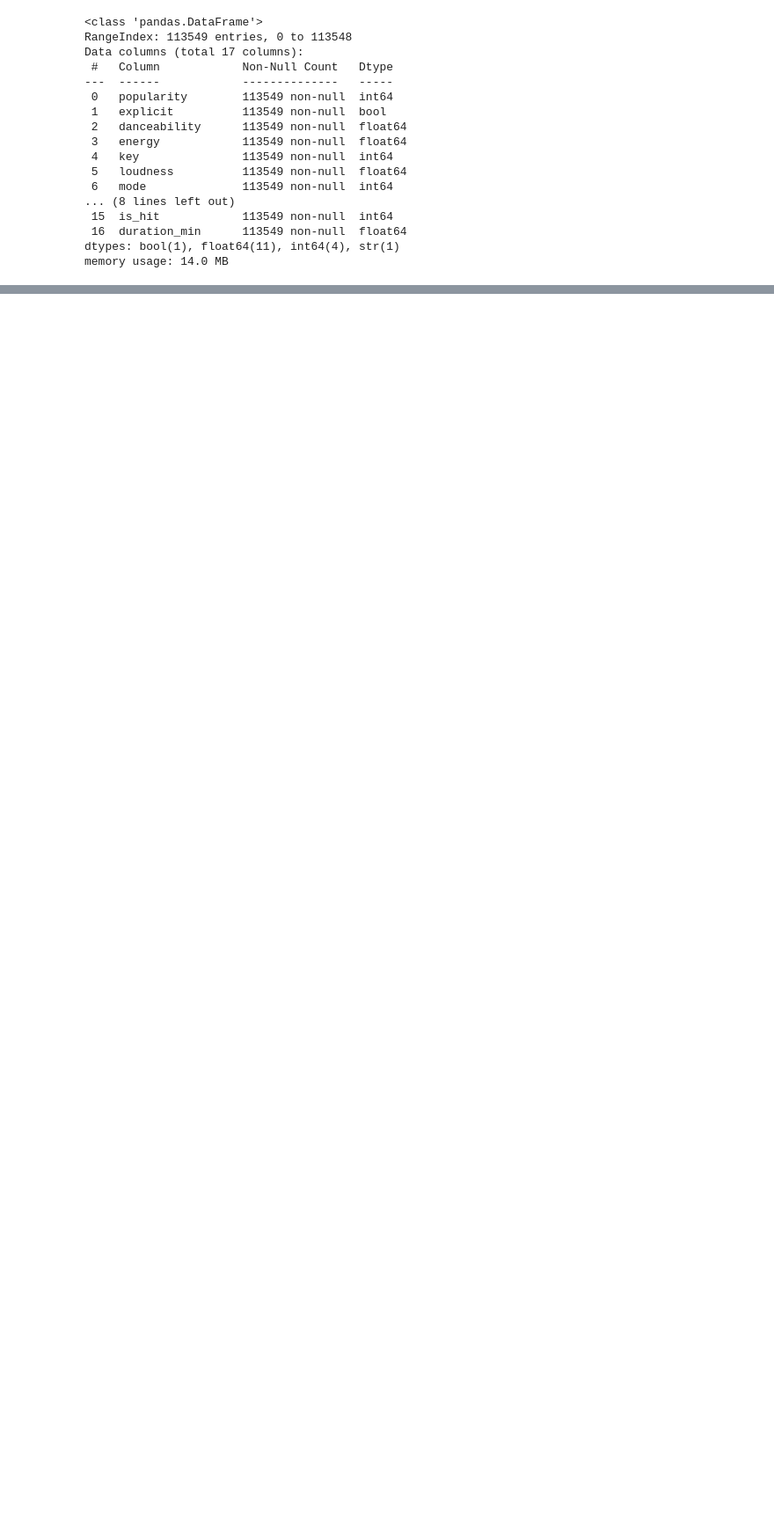
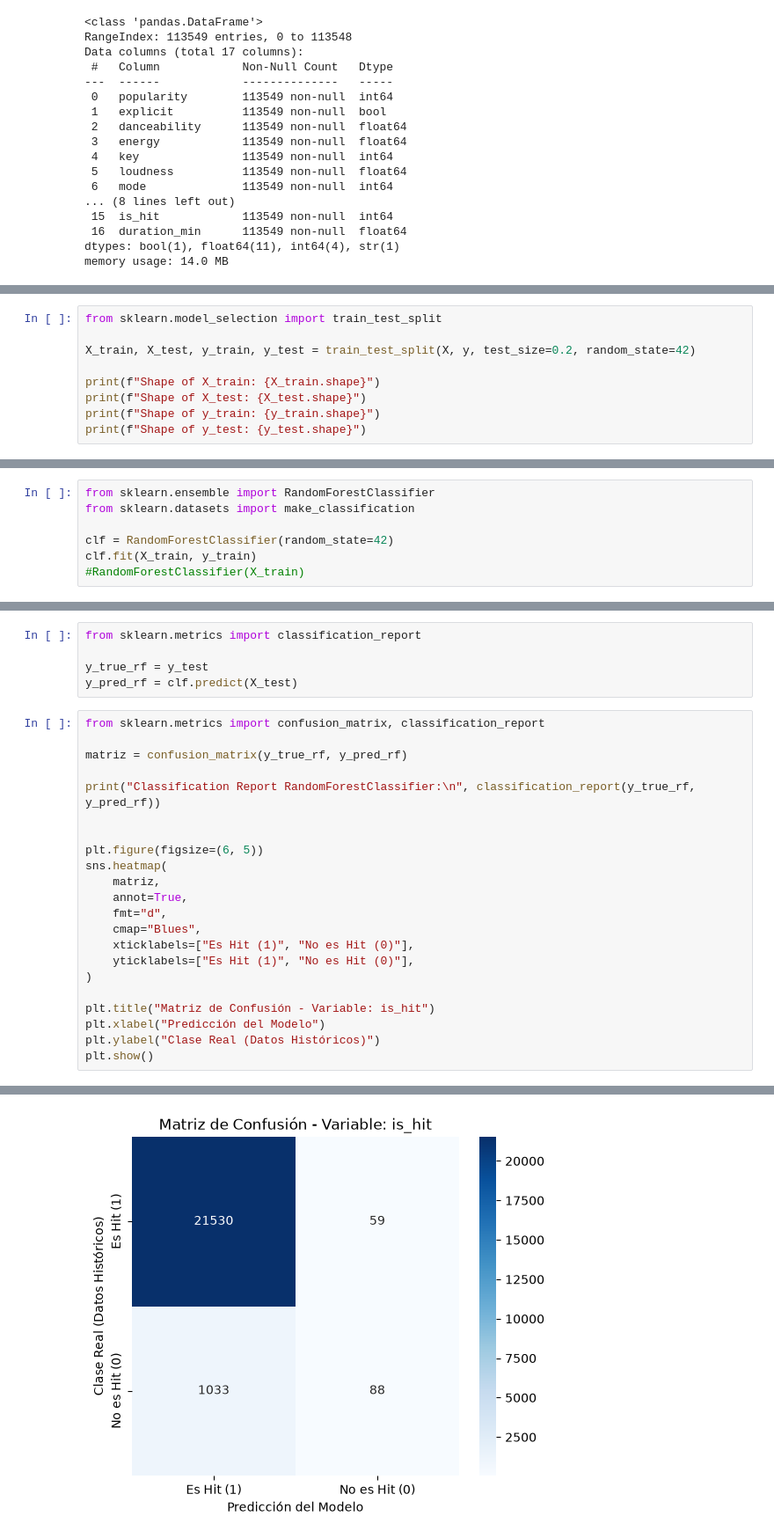
Before and after one commit to JavieraFuenzalidaI/ev2_machine_learning, a Jupyter notebook: notebooks/EvParcial2_MachineLearning_VillegasFuenzalida.ipynb, the cells around one changed output, grey strips where cells are left out. Shown at 88% size. Cells and saved outputs as stored; diff of their text form; blank space fills up the shorter version.

Commit message:
Modelos supervisados

```diff
--- a/notebooks/EvParcial2_MachineLearning_VillegasFuenzalida.ipynb
+++ b/notebooks/EvParcial2_MachineLearning_VillegasFuenzalida.ipynb
@@ -148,0 +216,9 @@ memory usage: 14.0 MB
+# %%
+from sklearn.model_selection import train_test_split
+
+X_train, X_test, y_train, y_test = train_test_split(X, y, test_size=0.2, random_state=42)
+
+print(f"Shape of X_train: {X_train.shape}")
+print(f"Shape of X_test: {X_test.shape}")
+print(f"Shape of y_train: {y_train.shape}")
+print(f"Shape of y_test: {y_test.shape}")
@@ -148,0 +234,7 @@ memory usage: 14.0 MB
+# %%
+from sklearn.ensemble import RandomForestClassifier
+from sklearn.datasets import make_classification
+
+clf = RandomForestClassifier(random_state=42)
+clf.fit(X_train, y_train)
+#RandomForestClassifier(X_train)
@@ -148,0 +243,28 @@ memory usage: 14.0 MB
+# %%
+from sklearn.metrics import classification_report
+
+y_true_rf = y_test
+y_pred_rf = clf.predict(X_test)
+# %%
+from sklearn.metrics import confusion_matrix, classification_report
+
+matriz = confusion_matrix(y_true_rf, y_pred_rf)
+
+print("Classification Report RandomForestClassifier:\n", classification_report(y_true_rf, y_pred_rf))
+
+
+plt.figure(figsize=(6, 5))
+sns.heatmap(
+    matriz,
+    annot=True,
+    fmt="d",
+    cmap="Blues",
+    xticklabels=["Es Hit (1)", "No es Hit (0)"],
+    yticklabels=["Es Hit (1)", "No es Hit (0)"],
+)
+
+plt.title("Matriz de Confusión - Variable: is_hit")
+plt.xlabel("Predicción del Modelo")
+plt.ylabel("Clase Real (Datos Históricos)")
+plt.show()
+# %% [output]
@@ -148,0 +280 @@ memory usage: 14.0 MB
+[figure, added]
```
Also changed, not shown: parts of 34 cells of this notebook, 1 other file.
